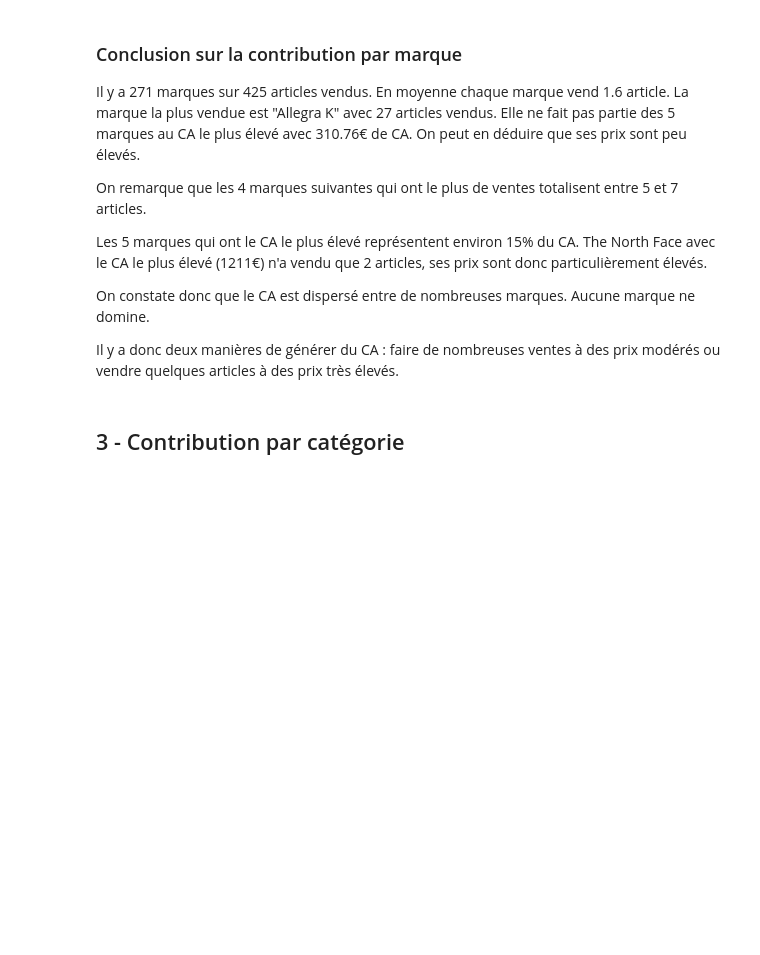
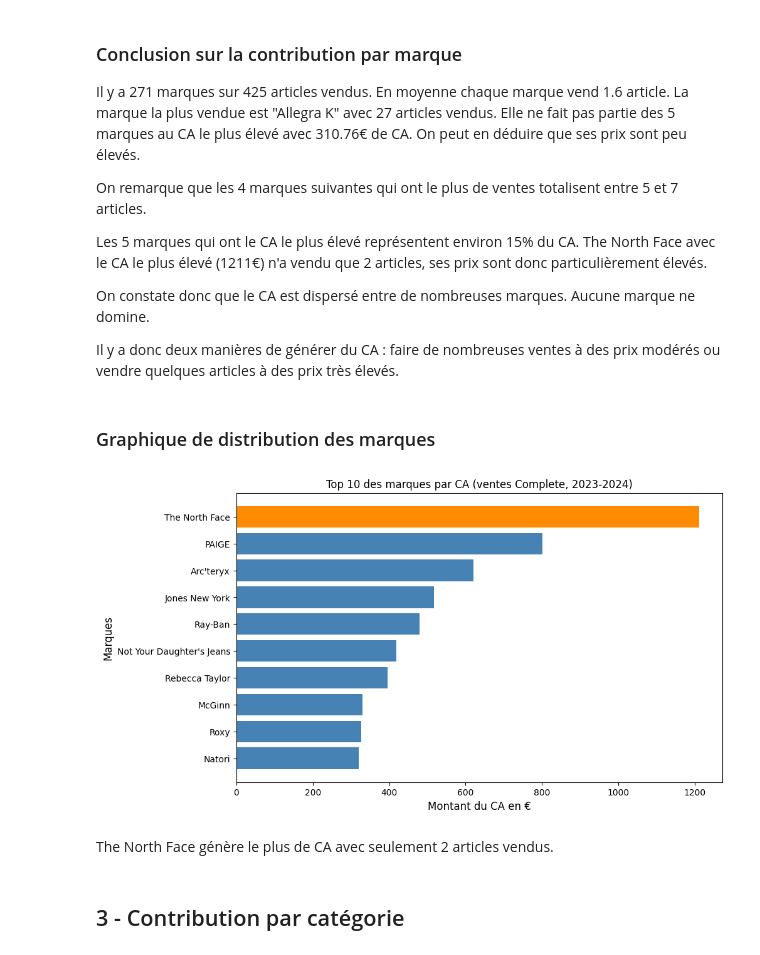
Before and after one commit to dubosqchloe-creator/thelook-europe-analyse, a Jupyter notebook: notebooks/01_EDA_python.ipynb, the cells around one changed output. Saved outputs shown, nothing was run; the diff lists cells and outputs as text; code cells hidden in the pictures; blank space fills up the shorter version.

```diff
--- a/notebooks/01_EDA_python.ipynb
+++ b/notebooks/01_EDA_python.ipynb
@@ -458,5 +495,26 @@ Les 5 marques qui ont le CA le plus élevé représentent environ 15% du CA.  Th
 On constate donc que le CA est dispersé entre de nombreuses marques. Aucune marque ne domine.
 
 Il y a donc deux manières de générer du CA : faire de nombreuses ventes à des prix modérés ou vendre quelques articles à des prix très élevés.
+# %% [markdown]
+### Graphique de distribution des marques
+# %%
+# Récupération du top 10 des marques et tri
+top_10_marques = ca_par_marque.head(10).sort_values()
+
+# Choix des couleurs
+couleurs =  ["steelblue"] * 9 + ["darkorange"]
+
+fig,ax = plt.subplots(figsize=(10,6))
+
+ax.barh(top_10_marques.index,top_10_marques.values, color=couleurs)
+ax.set_title("Top 10 des marques par CA (ventes Complete, 2023-2024)")
+ax.set_xlabel("Montant du CA en €",fontsize=12)
+ax.set_ylabel("Marques",fontsize=12)
+
+plt.show()
+# %% [output]
+[figure, added]
+# %% [markdown]
+The North Face génère le plus de CA avec seulement 2 articles vendus.
 # %% [markdown]
 ## 3 - Contribution par catégorie
```
Also changed, not shown: parts of 12 cells of this notebook.
